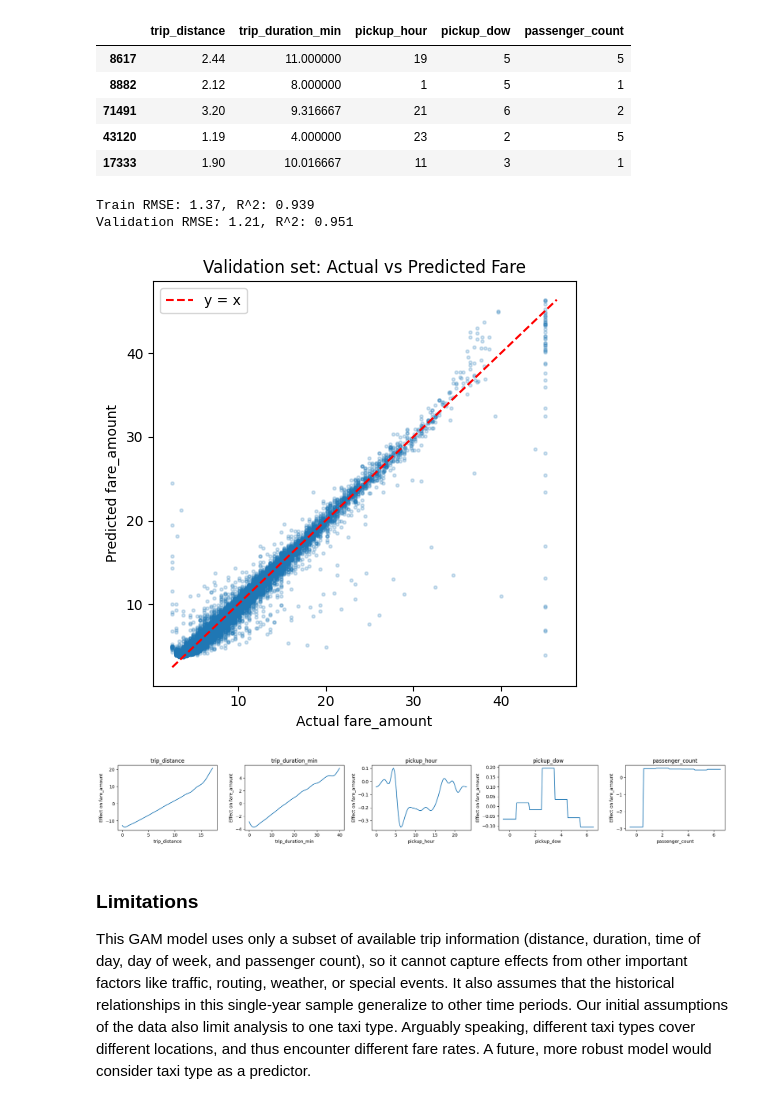
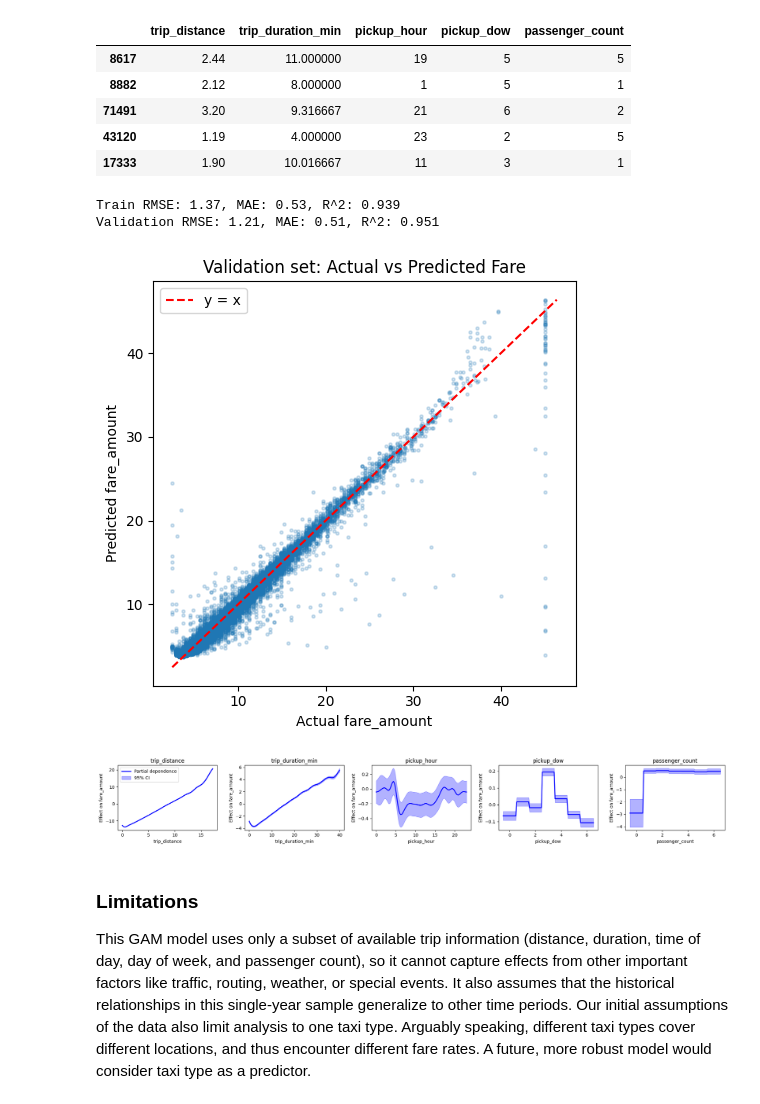
Before and after one commit to TangyKiwi/DSC-291-AWS, a Jupyter notebook: gam/MAIN.ipynb, the cells around one changed output. Drawn from its saved outputs; the diff is of its cells as text; code cells hidden in the pictures.

Commit message:
MAE & Confidence Intervals

```diff
--- a/gam/MAIN.ipynb
+++ b/gam/MAIN.ipynb
@@ -426,11 +426,9 @@ X_train.head()
 # %%
 ## Fit a GAM and Evaluate
 
-# If pygam is not installed in your environment, run in a separate cell:
-# !pip install pygam
 
 from pygam import LinearGAM, s, f
-from sklearn.metrics import mean_squared_error, r2_score
+from sklearn.metrics import mean_squared_error, mean_absolute_error, r2_score
 import numpy as np
 
 # Build the GAM: smooth terms for continuous features, factor for passenger_count if present
@@ -455,47 +453,60 @@ mse_train = mean_squared_error(y_train, y_pred_train)
 mse_val = mean_squared_error(y_val, y_pred_val)
 rmse_train = np.sqrt(mse_train)
 rmse_val = np.sqrt(mse_val)
+mae_train = mean_absolute_error(y_train, y_pred_train)
+mae_val = mean_absolute_error(y_val, y_pred_val)
 r2_train = r2_score(y_train, y_pred_train)
 r2_val = r2_score(y_val, y_pred_val)
 
-print(f"Train RMSE: {rmse_train:.2f}, R^2: {r2_train:.3f}")
-print(f"Validation RMSE: {rmse_val:.2f}, R^2: {r2_val:.3f}")
+print(f"Train RMSE: {rmse_train:.2f}, MAE: {mae_train:.2f}, R^2: {r2_train:.3f}")
+print(f"Validation RMSE: {rmse_val:.2f}, MAE: {mae_val:.2f}, R^2: {r2_val:.3f}")
 
 # Scatter plot: actual vs predicted fare on validation set with y=x reference line
 import matplotlib.pyplot as plt
 
 plt.figure(figsize=(5, 5))
 plt.scatter(y_val, y_pred_val, alpha=0.2, s=5)
 lims = [min(y_val.min(), y_pred_val.min()), max(y_val.max(), y_pred_val.max())]
 plt.plot(lims, lims, "r--", label="y = x")
 plt.xlabel("Actual fare_amount")
 plt.ylabel("Predicted fare_amount")
 plt.title("Validation set: Actual vs Predicted Fare")
 plt.legend()
 plt.tight_layout()
 plt.show()
 
 # Optional: look at partial dependence plots for each smooth term
 fig, axs = plt.subplots(1, len(feature_cols), figsize=(4 * len(feature_cols), 3))
 
 # Make axs iterable even when there's only one feature
 if len(feature_cols) == 1:
     axs = [axs]
 
 for i, ax in enumerate(axs):
     XX = gam.generate_X_grid(term=i)
-    ax.plot(XX[:, i], gam.partial_dependence(term=i, X=XX))
+    # pygam can return partial dependence and its confidence intervals directly
+    pdep, confi = gam.partial_dependence(term=i, X=XX, width=0.95)
+    lower_ci, upper_ci = confi.T
+
+    # Plot partial dependence line
+    ax.plot(XX[:, i], pdep, label="Partial dependence", linewidth=2, color="blue")
+
+    # Plot confidence intervals as shaded region
+    ax.fill_between(XX[:, i], lower_ci, upper_ci, alpha=0.3, label="95% CI", color="blue")
+
     ax.set_title(feature_cols[i])
     ax.set_xlabel(feature_cols[i])
     ax.set_ylabel("Effect on fare_amount")
+    if i == 0:
+        ax.legend()
 
 plt.tight_layout()
 plt.show()
 # %% [output]
-Train RMSE: 1.37, R^2: 0.939
-Validation RMSE: 1.21, R^2: 0.951
+Train RMSE: 1.37, MAE: 0.53, R^2: 0.939
+Validation RMSE: 1.21, MAE: 0.51, R^2: 0.951
 [figure]
-[figure, old version]
+[figure, new version]
 # %% [markdown]
 ### Limitations
 
```
Also changed, not shown: parts of 1 cell of this notebook.
